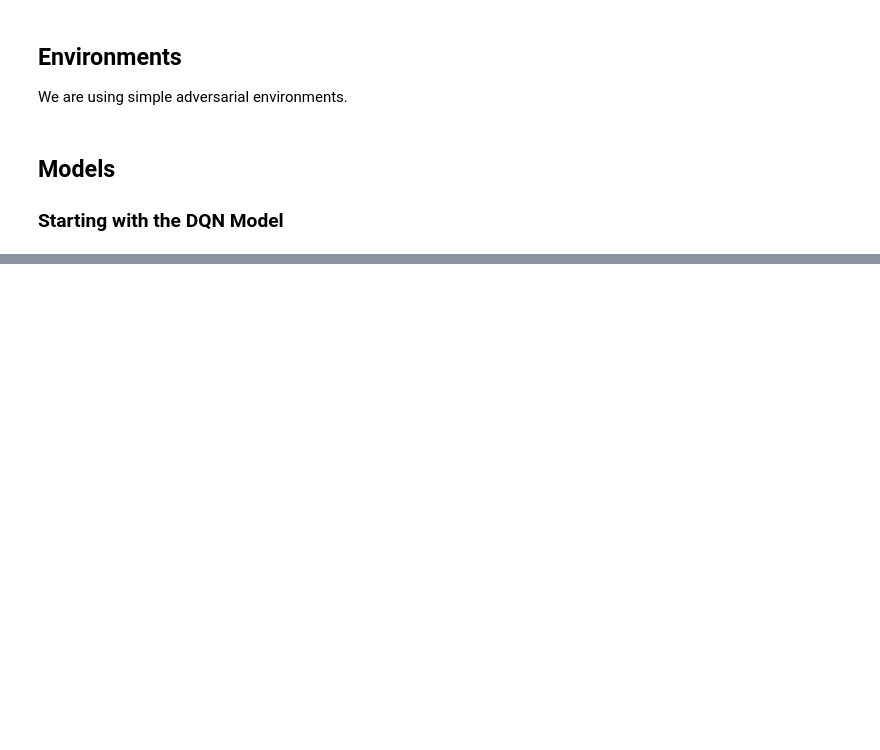
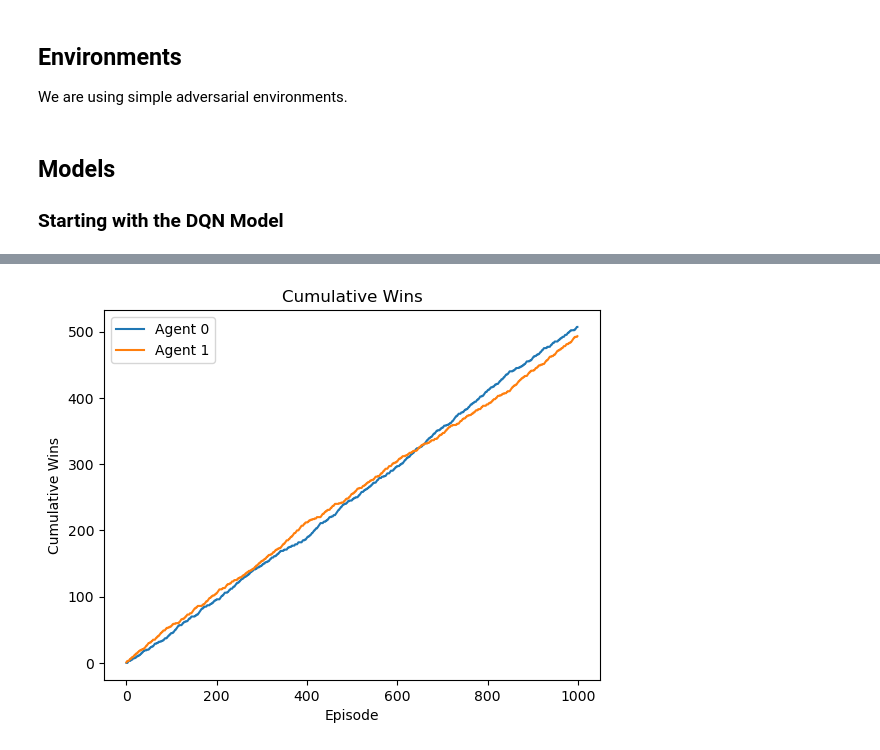
Before and after one commit to EliasLMann/Online_DDQN_Adversarial_Games, a Jupyter notebook: main.ipynb, the cells around one changed output, grey strips where cells are left out. Cells and saved outputs as stored; diff of their text form; code cells hidden in the pictures; blank space fills up the shorter version.

Commit message:
simulatinig games and added connect-four

```diff
--- a/main.ipynb
+++ b/main.ipynb
@@ -307,6 +318,9 @@ def train_dqn_adversarial(
     batch_size,
     exploration,
     gamma,
+    num_layers=3,
+    hidden_dim=128,
+    target_update_freq=1000,
 ):
     """
     DQN algorithm.
@@ -353,7 +367,7 @@ def train_dqn_adversarial(
         # check that the observation space is a Box
         observation_space = np.prod(env.observation_spaces[env.possible_agents[0]]['observation'].shape)
         action_space = env.action_space(env.possible_agents[0])
-        dqn_models[agent] = DQN(observation_space, action_space.n)
+        dqn_models[agent] = DQN(observation_space, action_space.n, num_layers=num_layers, hidden_dim=hidden_dim)
         dqn_targets[agent] = DQN.custom_load(dqn_models[agent].custom_dump())
         optimizers[agent] = optim.Adam(dqn_models[agent].parameters())
         memories[agent] = ReplayMemory(replay_size, observation_space)
@@ -444,7 +458,7 @@ def train_dqn_adversarial(
             #  * sample a batch from the replay memory
             #  * perform a batch update (use the train_dqn_batch() method!)
 
-            if t_total % 2 == 0:
+            if t_total % 4 == 0:
                 batch = memories[curr_agent].sample(batch_size)
                 loss = train_dqn_batch(optimizers[curr_agent], batch, dqn_models[curr_agent], dqn_targets[curr_agent], gamma)
                 losses[curr_agent].append(loss)
@@ -454,7 +468,7 @@ def train_dqn_adversarial(
             #    dqn_target.load_state_dict() methods!)
 
             # Update the target network
-            if t_total % 1_000 == 0:
+            if t_total % target_update_freq == 0:
                 dqn_targets[curr_agent].load_state_dict(dqn_models[curr_agent].state_dict())
 
 
@@ -517,3 +875,23 @@ KeyboardInterrupt:
+# %%
+#load the models from disk
+agent_0_models = {}
+agent_1_models = {}
+
+agent_0_models= torch.load('checkpoint_connect_four_agent_0.pt')
+agent_1_models= torch.load('checkpoint_connect_four_agent_1.pt')
+#simulate the games
+sim_results = simulate_games(env, agent_0_models['75_0'], agent_1_models['100_0'], n=1000)
+
+#plot the cumulative sum of results over episodes with both agents on the same plot
+plt.plot(np.cumsum(sim_results['agent_0']), label='Agent 0')
+plt.plot(np.cumsum(sim_results['agent_1']), label='Agent 1')
+plt.xlabel('Episode')
+plt.ylabel('Cumulative Wins')
+plt.title('Cumulative Wins')
+plt.legend()
+plt.show()
+# %% [output]
+[figure, added]
 # %%
 class DQN_OM(nn.Module):
     def __init__(self, state_dim, action_dim, * num_layers, hidden_dim):
```
Also changed, not shown: parts of 11 cells of this notebook, 17 other files.
